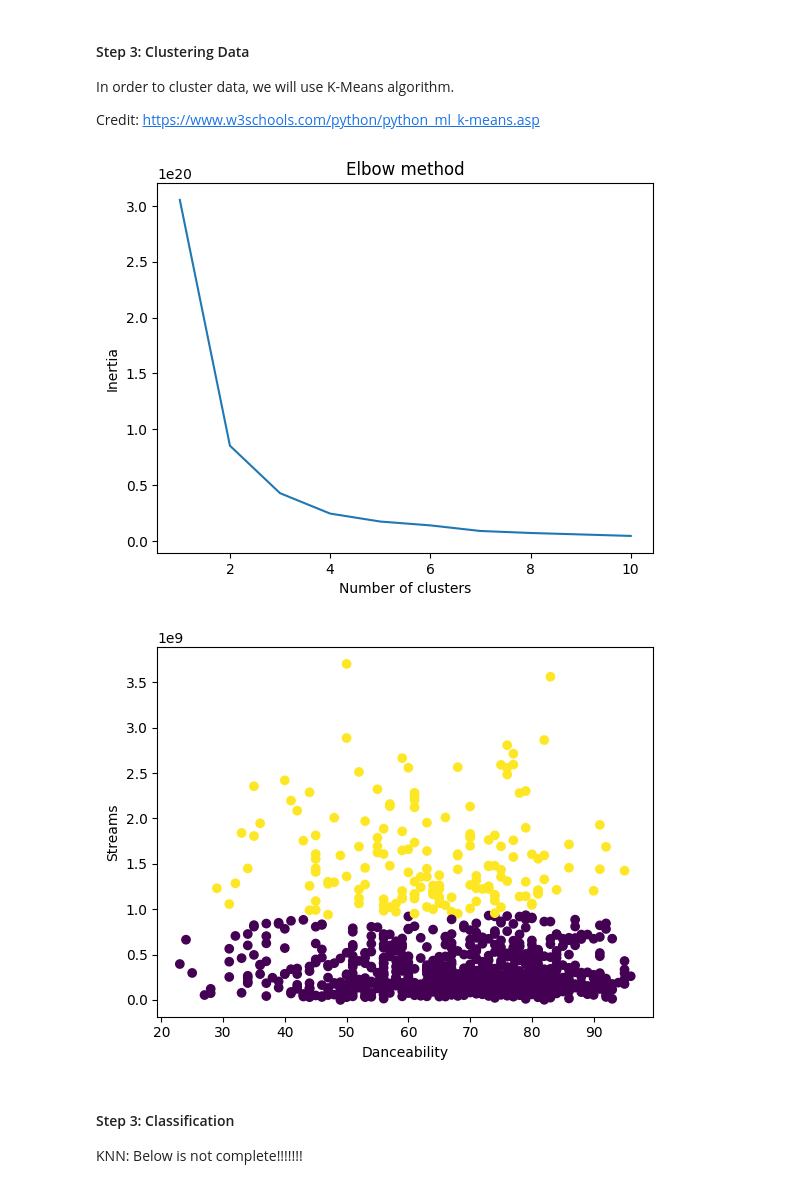
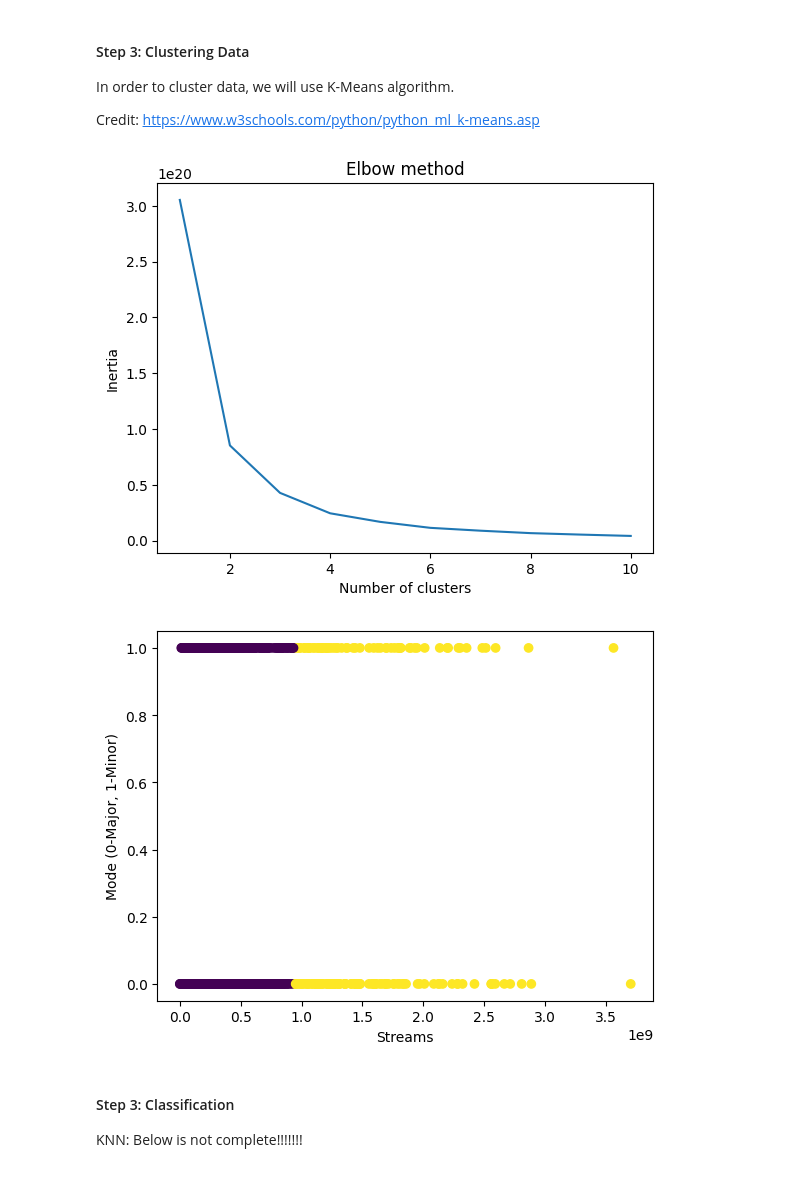
Before and after one commit to CIC-Research/Data-Science-Project, a Jupyter notebook: main.ipynb, the cells around one changed output. Drawn from its saved outputs; the diff is of its cells as text; code cells hidden in the pictures.

```diff
--- a/main.ipynb
+++ b/main.ipynb
@@ -10,6 +12,7 @@ Our project compares danceability_% over streams. We start by using pandas to re
 import pandas as pd
 
 Spotify_Data = pd.read_csv('Popular_Spotify_Songs.csv')
+Spotify_Data['mode'] = Spotify_Data['mode'].replace({'Major': 0, 'Minor': 1})
 Spotify_Data.head()
 # %% [output]
 |  | track_name | artist(s)_name | artist_count | released_year | released_month | released_day | ... |
@@ -37,7 +40,7 @@ from sklearn.impute import SimpleImputer
 from sklearn.compose import ColumnTransformer
 
 # Define column names, columns you will include in pipeline
-numerical_columns = ['streams', 'danceability_%']
+numerical_columns = ['streams', 'danceability_%', 'mode']
 categorical_columns = ['key']
 
 #pipeline set for imputation strategy, the strategy is set to fill  in mean values in every missing numerical value
@@ -69,6 +72,7 @@ Spotify_Pipeline_Data = pd.DataFrame(Spotify_Pipeline_Data, columns=numerical_co
 
 Spotify_Pipeline_Data = Spotify_Pipeline_Data.astype(int)
 
+
 #check to see if it is a dataframe
-Spotify_Pipeline_Data.head()
+print(Spotify_Pipeline_Data)
 # %% [output]
@@ -90,11 +95,11 @@ import matplotlib.pyplot as plt
 
 #set up x,y vals
 stream_data = Spotify_Pipeline_Data['streams']
-danceability_data = Spotify_Pipeline_Data['danceability_%']
+mode_data = Spotify_Pipeline_Data['mode']
 
 #create scatterplot, annotate scatterplot, show scatterplot
-plt.scatter(danceability_data, stream_data)
-plt.xlabel('Danceability')
-plt.ylabel('Streams')
+plt.scatter(stream_data, mode_data)
+plt.xlabel('Streams')
+plt.ylabel('Mode (0-Major, 1-Minor)')
 plt.show()
 # %% [output]
@@ -107,31 +112,31 @@ Credit: https://www.w3schools.com/python/python_ml_k-means.asp
 # %%
 from sklearn.cluster import KMeans
 
 #Elbow Method
 inertia = []
 
 for index in range(1,11):
     kmeans = KMeans(n_clusters=index)
     kmeans.fit(Spotify_Pipeline_Data)
     inertia.append(kmeans.inertia_)
 
 plt.plot(range(1,11), inertia)
 plt.title('Elbow method')
 plt.xlabel('Number of clusters')
 plt.ylabel('Inertia')
 plt.show()
 
 #KMeans
 kmeans = KMeans(n_clusters=2, init='k-means++')
 kmeans.fit(Spotify_Pipeline_Data)
 
-plt.scatter(danceability_data, stream_data, c=kmeans.labels_)
-plt.xlabel('Danceability')
-plt.ylabel('Streams')
+plt.scatter(stream_data, mode_data, c=kmeans.labels_)
+plt.xlabel('Streams')
+plt.ylabel('Mode (0-Major, 1-Minor)')
 plt.show()
 # %% [output]
 [figure]
-[figure, old version]
+[figure, new version]
 # %% [markdown]
 #### Step 3: Classification
 KNN: Below is not complete!!!!!!!
```
Also changed, not shown: parts of 6 cells of this notebook.
